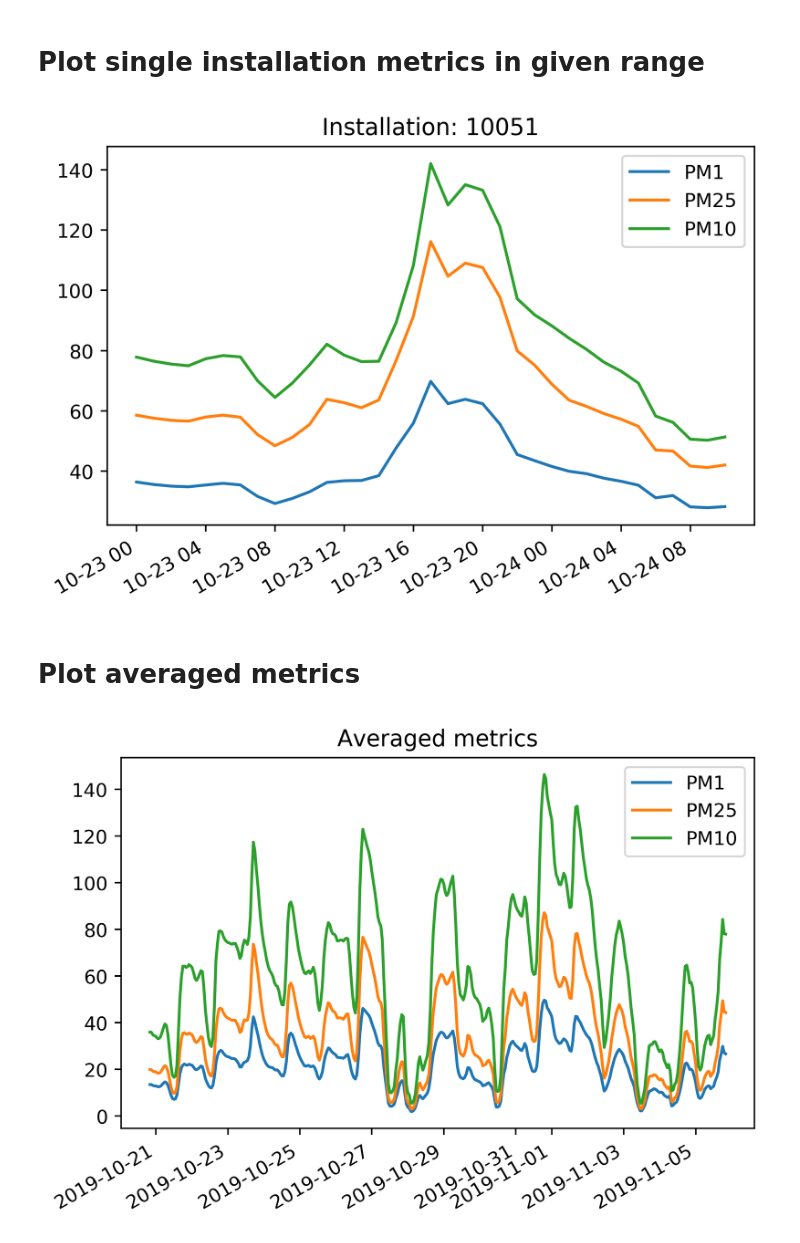
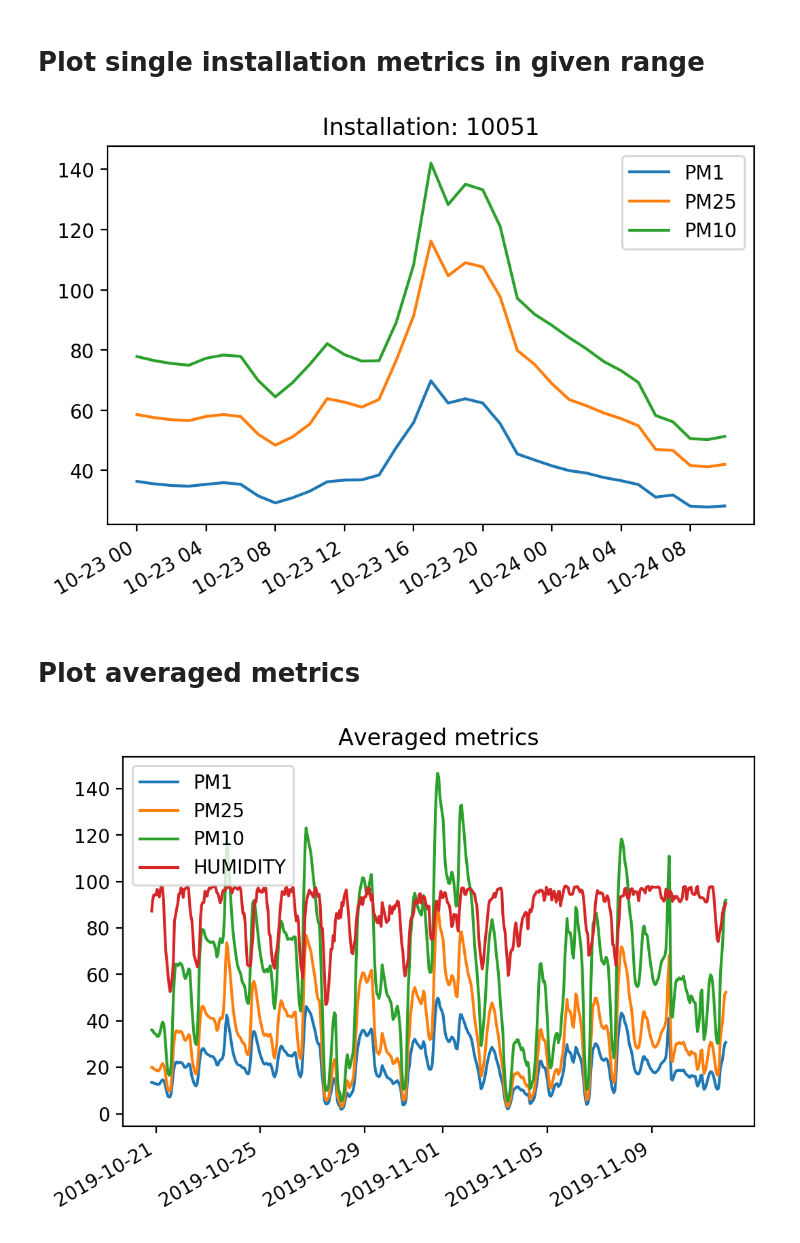
Before and after one commit to cano112/airly_data_analysis, a Jupyter notebook: AirlyData.ipynb, the cells around one changed output. Saved outputs shown, nothing was run; the diff lists cells and outputs as text; code cells hidden in the pictures.

```diff
--- a/AirlyData.ipynb
+++ b/AirlyData.ipynb
@@ -23,19 +133,5 @@ Note: you may need to restart the kernel to use updated packages.
 # %%
-from google.cloud import firestore
-from google.oauth2 import service_account
-from datetime import datetime
-import dateutil.parser
-
-credentials = service_account.Credentials.from_service_account_file(
-    'api-key.json',
-    scopes=["https://www.googleapis.com/auth/cloud-platform"],
-)
-
-db = firestore.Client(
-    credentials=credentials,
-    project=credentials.project_id)
-
-def parse_installations(ids = None):
+def parse_installations_remote(ids = None):
     installations = list(db.collection('installations').list_documents())
     installations_flat = {}
 
@@ -48,10 +144,26 @@ def parse_installations(ids = None):
                 for record in measurement.to_dict()['history']:
                     date = dateutil.parser.parse(record['fromDateTime'])
                     measurements_flat[date] = record
-            installations_flat[inst_id] = measurements_flat
+            installations_flat[inst_id] = {
+                'measurements': measurements_flat,
+                'location': locations[inst_id] if inst_id in locations else None
+            }
+    serialize(installations_flat, "installations.dat")
     return installations_flat
 
-installations = parse_installations()
+def parse_installations_local(ids = None):
+    installations = deserialize("installations.dat")
+    if ids is None:
+        return installations
+    return { key: installations[key] for key in ids }
+
+def parse_installations(ids = None, local = True):
+    if local:
+        return parse_installations_local(ids)
+    else:
+        return parse_installations_remote(ids)
+
+installations = parse_installations(None, False)
 # %% [markdown]
 # Plot single installation metrics in given range
 # %%
@@ -67,7 +179,7 @@ plt.rcParams['figure.dpi'] = 200
 def plot_metrics_for_installation(installations, installation_id, metrics, start=None, end=None):
     datetimes = []
     values = {}
-    for (key, value) in sorted(installations[installation_id].items(), key=lambda k: k[0]):
+    for (key, value) in sorted(installations[installation_id]['measurements'].items(), key=lambda k: k[0]):
         if set(metrics).issubset(set(map(lambda val: val['name'], value['values']))):
             if (start is None or start <= key) and (end is None or end >= key):
                 datetimes.append(key)
@@ -89,43 +201,45 @@ start_date = datetime(2019, 10, 23, 0, 0, 0, tzinfo=timezone.utc)
 end_date = datetime(2019, 10, 24, 10, 0, 0, tzinfo=timezone.utc)
 plot_metrics_for_installation(installations, 10051, ['PM1', 'PM10', 'PM25'], start_date, end_date)
 # %% [output]
-[figure, old version]
+[figure, new version]
 # %% [markdown]
 # Plot averaged metrics
 # %%
 from functools import reduce
+
+plt.rcParams['figure.dpi'] = 200
 
 def plot_averaged_metrics(installations, metrics, start=None, end=None):
     values = {}
     for inst in installations.values():
-        for (key, value) in sorted(inst.items(), key=lambda k: k[0]):
+        for (key, value) in sorted(inst['measurements'].items(), key=lambda k: k[0]):
             if set(metrics).issubset(set(map(lambda val: val['name'], value['values']))):
                 if (start is None or start <= key) and (end is None or end >= key):
                     datetime_values = values.get(key, {})
                     for v in value['values']:
                         if v['name'] in metrics:
                             val_list = datetime_values.get(v['name'], [])
                             val_list.append(v['value'])
                             datetime_values[v['name']] = val_list
                     values[key] = datetime_values
 
     series = {}
     datetimes = []
     for (time, metr) in values.items():
         datetimes.append(time)
         for (met_key, met_values) in metr.items():
             met_list = series.get(met_key, [])
             met_list.append(reduce(lambda a,b: a+b, met_values) / len(met_values))
             series[met_key] = met_list
 
     for (key, serie) in series.items():
         plt.plot(datetimes, serie, label=key)
 
     plt.gcf().autofmt_xdate()
     plt.legend()
     plt.title('Averaged metrics')
     plt.show()
 
-plot_averaged_metrics(installations, ['PM1', 'PM10', 'PM25'])
+plot_averaged_metrics(installations, ['PM1', 'PM10', 'PM25', 'HUMIDITY'])
 # %% [output]
-[figure, old version]
+[figure, new version]
```
Also changed, not shown: parts of 7 cells of this notebook, 1 other file.
